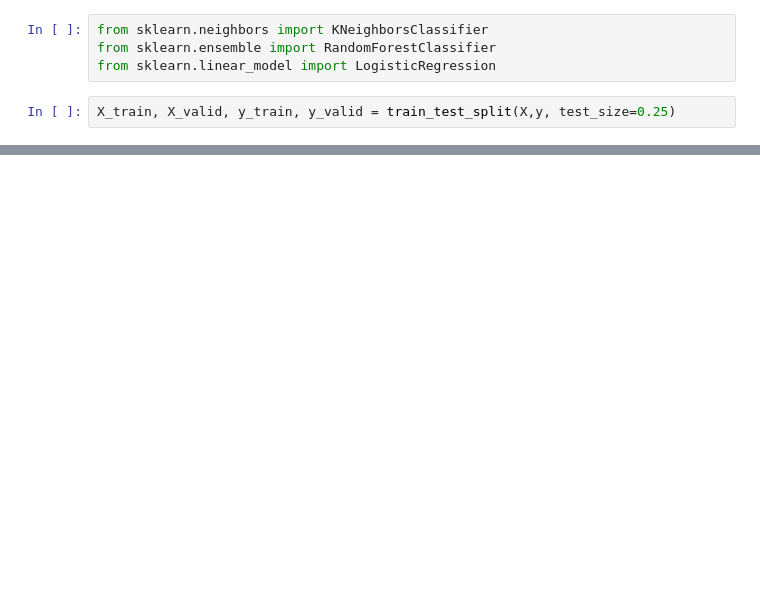
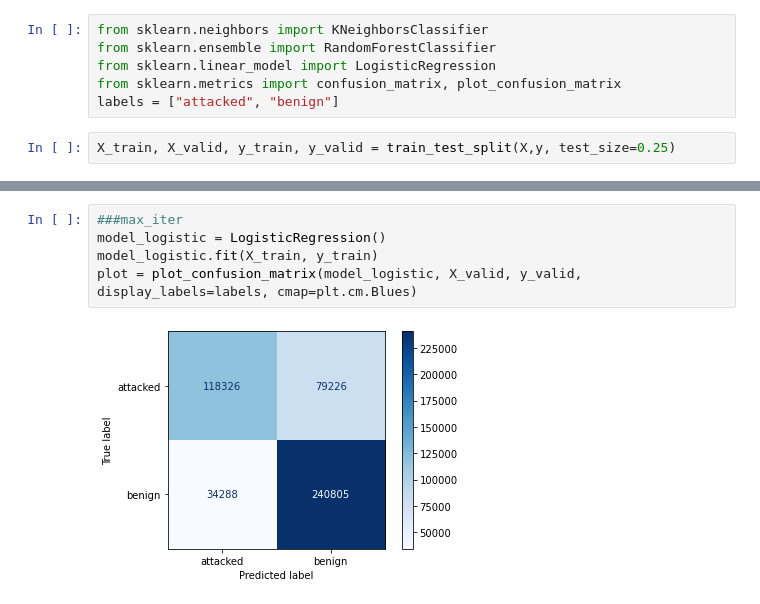
Before and after one commit to hykhhijk/Packet-classifier, a Jupyter notebook: Packet_classifier.ipynb, the cells around one changed output, grey strips where cells are left out. Saved outputs shown, nothing was run; the diff lists cells and outputs as text; blank space fills up the shorter version.

```diff
--- a/Packet_classifier.ipynb
+++ b/Packet_classifier.ipynb
@@ -378,5 +324,7 @@ print(len(y), len(y[y==0]), len(y[y==1]))
 from sklearn.neighbors import KNeighborsClassifier
 from sklearn.ensemble import RandomForestClassifier
 from sklearn.linear_model import LogisticRegression
+from sklearn.metrics import confusion_matrix, plot_confusion_matrix
+labels = ["attacked", "benign"]
 # %%
 X_train, X_valid, y_train, y_valid = train_test_split(X,y, test_size=0.25)
@@ -382,0 +363,7 @@ X_train, X_valid, y_train, y_valid = train_test_split(X,y, test_size=0.25)
+# %%
+###max_iter
+model_logistic = LogisticRegression()
+model_logistic.fit(X_train, y_train)
+plot = plot_confusion_matrix(model_logistic, X_valid, y_valid, display_labels=labels, cmap=plt.cm.Blues)
+# %% [output]
+[figure, added]
```
Also changed, not shown: parts of 47 cells of this notebook.
